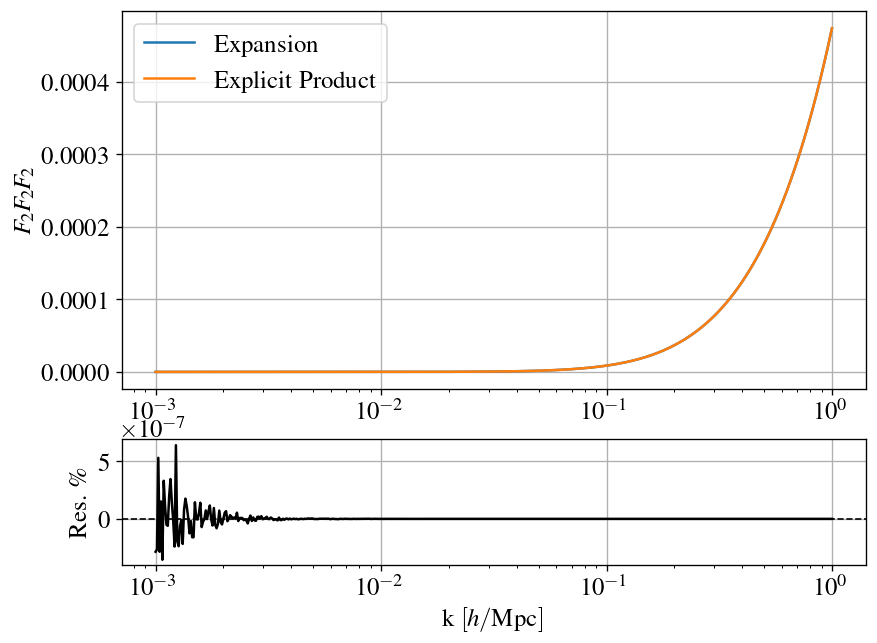
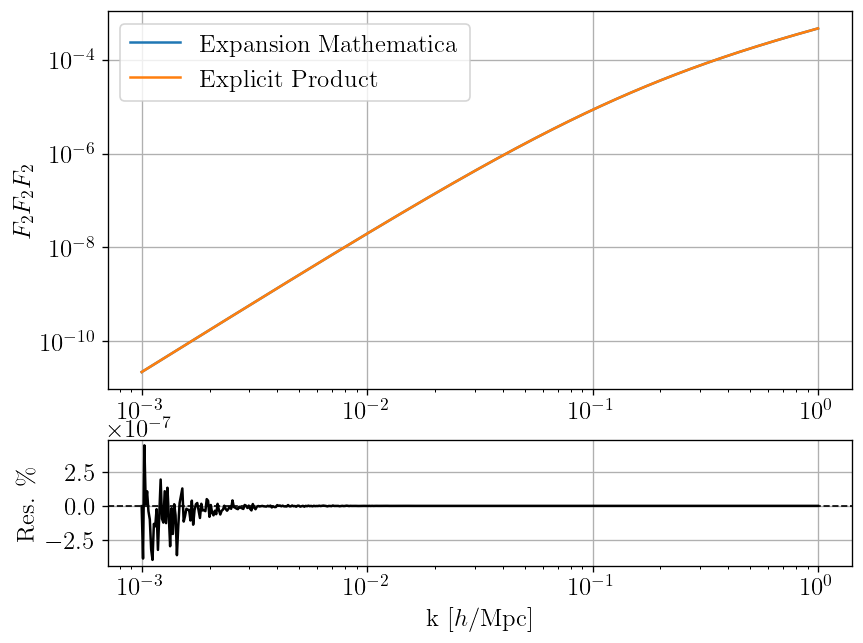
Unified diff of the notebook cell whose output changed from the first chart to the second:
--- before
+++ after
@@ -1,2 +1,7 @@
+def clean_mathematica_number(s):
+    return float(s[:-4])  # Remove first char (") and last 4 chars (`15.")
+
+
+
 # -------------------------------------------- Step 2: Expand the Kernels --------------------------------------------
 F2_1 = F_2(q_vec, k1_vec-q_vec)
@@ -20,25 +25,55 @@
 print("number of iterations:", count)
 
-residuals = 1 - F2_1*F2_2*F2_3/F2F2F2
+dir = '/Users/fynn/Desktop/Uni/Master/Masters-thesis/04 Mathematica/0 Kernels'
+F2F2F2_mathematica = 0
+count_m = 0
+F2F2F2_exps_mathematica = np.array(pd.read_csv(dir+"/f2f2f2new_real_exps.csv", names=["k12", "k22", "k32", "q2", "k1mq2", "k2pq2"]))
+F2F2F2_coeffs_mathematica = np.array(pd.read_csv(dir+"/f2f2f2new_real_coeffs.csv", names = ["coeff"]))
 
-fig = plt.figure(figsize=(8, 6))
-gs = GridSpec(2, 1, height_ratios=[3, 1], hspace=0.2)
-# Main plot (data + fit)
-ax1 = fig.add_subplot(gs[0])
-ax1.plot(k/h, F2F2F2, label="Expansion")
-ax1.plot(k/h, F2_1*F2_2*F2_3, label="Explicit Product")
-#ax1.plot(k/h, F2_1, label="Explicit Product")
-#ax1.plot(k/h, F2_2, label="Explicit Product")
-#ax1.plot(k/h, F2_3, label="Explicit Product")
-ax1.set_ylabel(rf"$F_2 F_2 F_2$")
-ax1.legend()
-ax1.grid()
+coeffs = F2F2F2_coeffs_mathematica[:,0]
+exp_k12 = F2F2F2_exps_mathematica[:,0]
+exp_k22 = F2F2F2_exps_mathematica[:,1]
+exp_k32 = F2F2F2_exps_mathematica[:,2]
+exp_q2 = F2F2F2_exps_mathematica[:,3]
+exp_k1mq2 = F2F2F2_exps_mathematica[:,4]
+exp_k2pq2 = F2F2F2_exps_mathematica[:,5]
 
-# Residual plot (same x-axis)
-ax2 = fig.add_subplot(gs[1], sharex=ax1)
-ax2.axhline(0, color='black', linestyle='--', linewidth=1)
-ax2.plot(k/h, residuals, color='black', label="Residuals")
-ax2.set_xlabel(rf"k $\left[h/\mathrm{{Mpc}}\right]$")
-ax2.set_ylabel(r"Res. $\%$")
-ax2.set_xscale("log")
-ax2.grid()
+
+
+len_F2F2F2 = len(F2F2F2_exps_mathematica)
+
+k12 = abs_sq(k1_vec)
+k22 = abs_sq(k2_vec)
+k32 = abs_sq(- k1_vec - k2_vec)
+q2  = abs_sq(q_vec)
+k1mq2  = abs_sq(k1_vec - q_vec)
+k2pq2  = abs_sq(k2_vec + q_vec)
+for i in range(len_F2F2F2):
+    F2F2F2_mathematica += clean_mathematica_number(coeffs[i]) * k12**exp_k12[i] * k22**exp_k22[i] * k32**exp_k32[i] * q2**exp_q2[i] * k1mq2**exp_k1mq2[i] * k2pq2**exp_k2pq2[i]
+
+def compare_F2F2F2(x, y1, y2, label_y1, label_y2):
+    res = 1 - y1/y2
+
+    fig = plt.figure(figsize=(8, 6))
+    gs = GridSpec(2, 1, height_ratios=[3, 1], hspace=0.2)
+
+    ax1 = fig.add_subplot(gs[0])
+    ax1.plot(x, y1, label=label_y1)
+    ax1.plot(x, y2, label=label_y2)
+    ax1.set_ylabel(rf"$F_2 F_2 F_2$")
+    ax1.set_yscale("log")
+    ax1.legend()
+    ax1.grid()
+
+    # Residual plot (same x-axis)
+    ax2 = fig.add_subplot(gs[1], sharex=ax1)
+    ax2.axhline(0, color='black', linestyle='--', linewidth=1)
+    ax2.plot(x, res, color='black', label="Residuals")
+    ax2.set_xlabel(rf"k $\left[h/\mathrm{{Mpc}}\right]$")
+    ax2.set_ylabel(r"Res. $\%$")
+    ax2.set_xscale("log")
+    ax2.grid()
+
+compare_F2F2F2(k/h, F2F2F2_mathematica, F2_1*F2_2*F2_3, "Expansion Mathematica", "Explicit Product")
+compare_F2F2F2(k/h, F2F2F2_mathematica, F2F2F2, "Expansion Mathematica", "Explicit Expansion")
+compare_F2F2F2(k/h, F2_1*F2_2*F2_3, F2F2F2, "Explicit Product", "Explicit Expansion")

Commit: some bug fixes, more testing, Tmaster still not working due to precision issues.